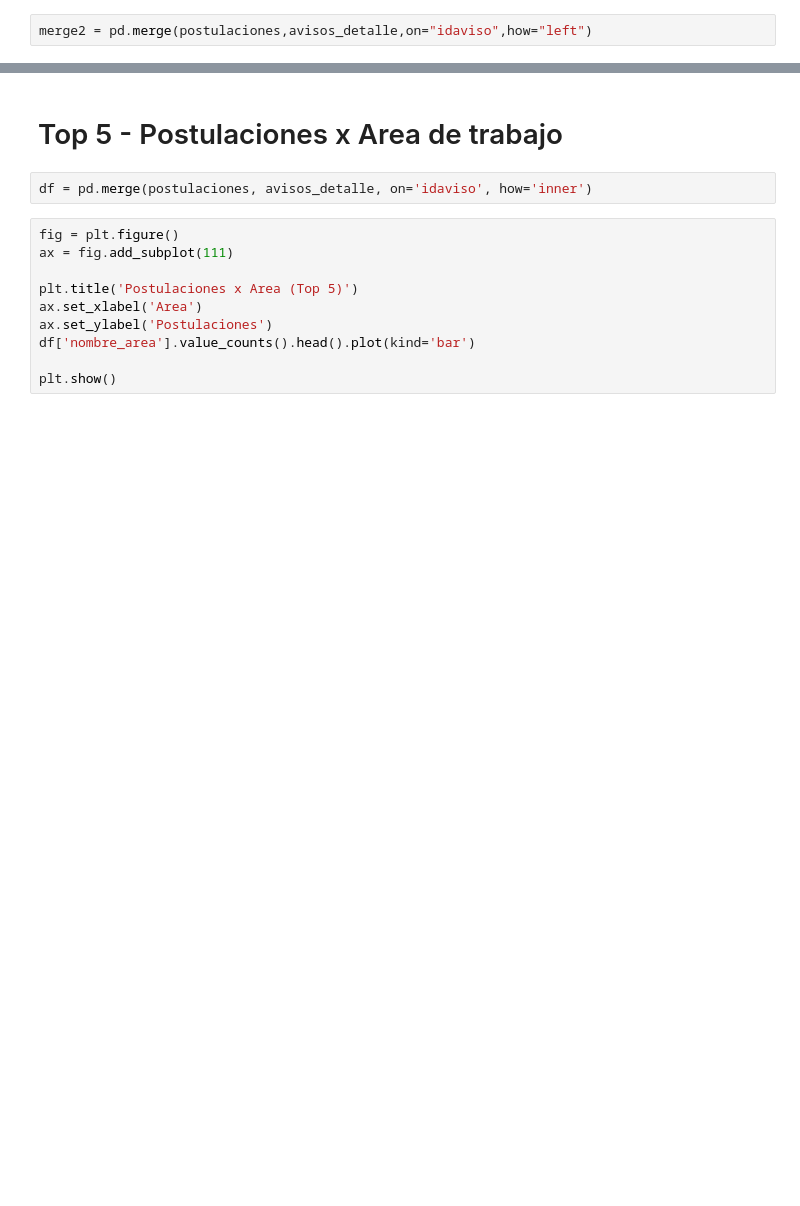
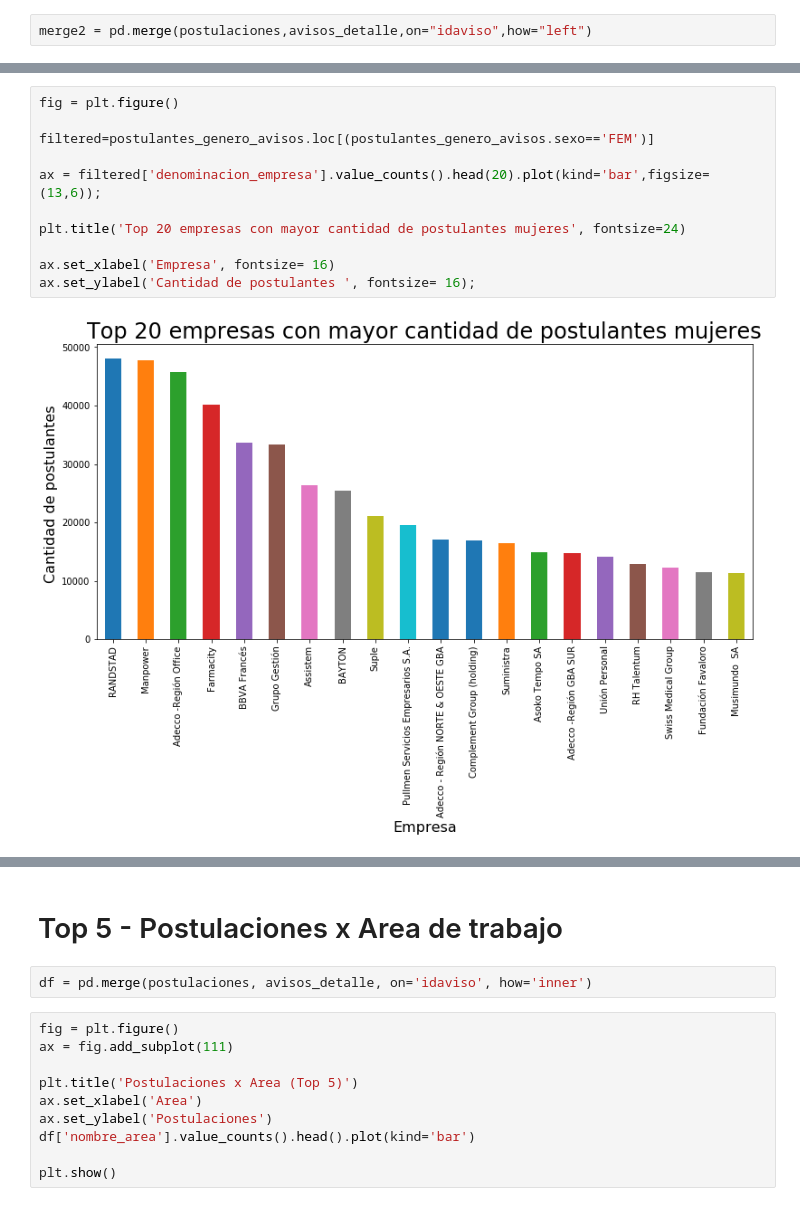
Before and after one commit to BrigliaAn/TP1-AnalisisExploratorio-ZonaJobs, a Jupyter notebook: Tp1-completo.ipynb, the cells around one changed output, grey strips where cells are left out. Drawn from its saved outputs; the diff is of its cells as text; blank space fills up the shorter version.

```diff
--- a/Tp1-completo.ipynb
+++ b/Tp1-completo.ipynb
@@ -1145,0 +660,13 @@ ax.set_ylabel('Cantidad de postulantes', fontsize= 16);
+# %%
+fig = plt.figure()
+
+filtered=postulantes_genero_avisos.loc[(postulantes_genero_avisos.sexo=='FEM')]
+
+ax = filtered['denominacion_empresa'].value_counts().head(20).plot(kind='bar',figsize=(13,6));
+
+plt.title('Top 20 empresas con mayor cantidad de postulantes mujeres', fontsize=24)
+
+ax.set_xlabel('Empresa', fontsize= 16)
+ax.set_ylabel('Cantidad de postulantes ', fontsize= 16);
+# %% [output]
+[figure, added]
```
Also changed, not shown: parts of 100 cells of this notebook.
